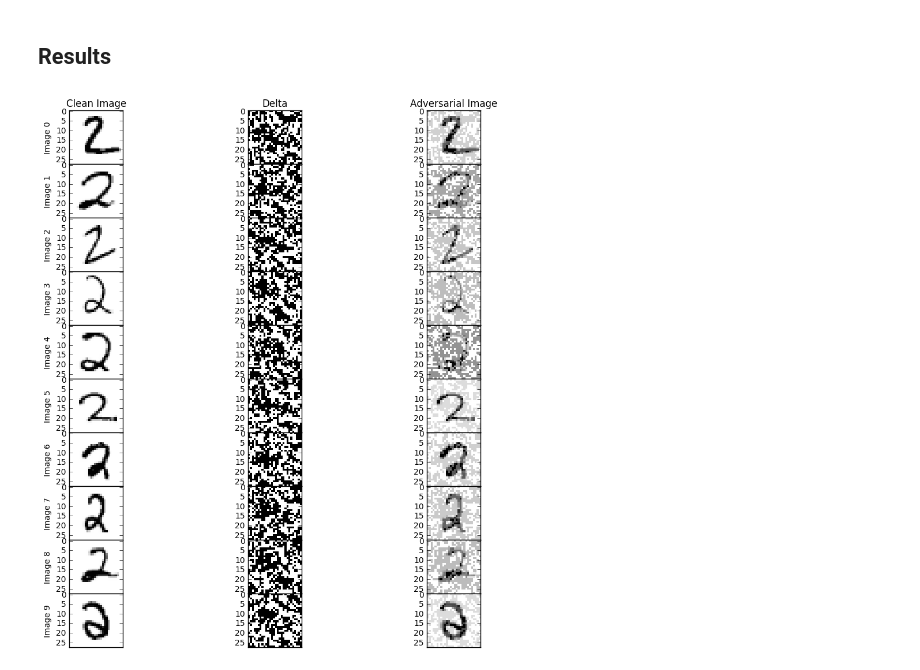
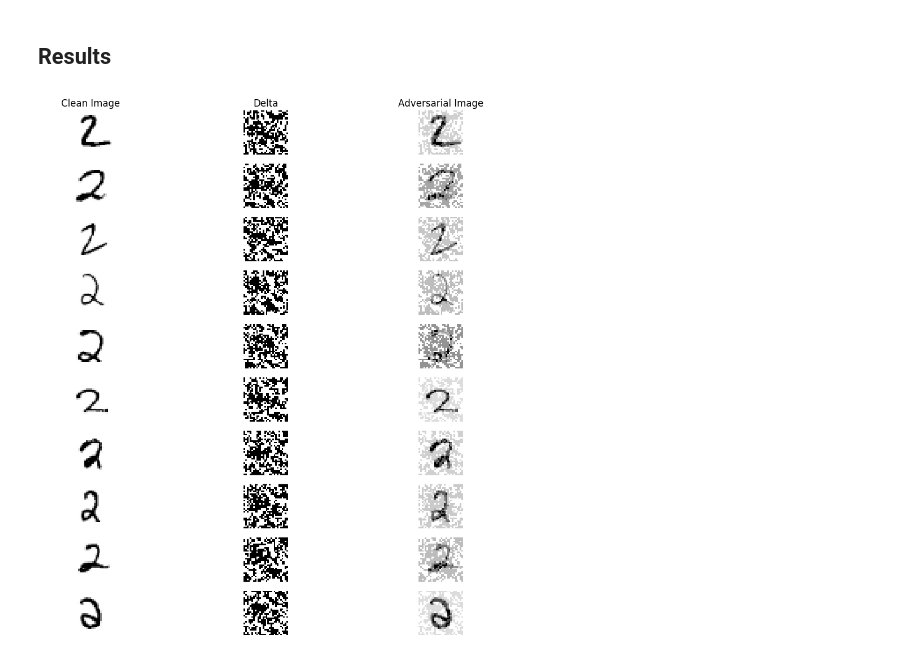
Before and after one commit to tharshi92/500pxCode, a Jupyter notebook: Adversarial Images with Tensorflow.ipynb, the cells around one changed output. Saved outputs shown, nothing was run; the diff lists cells and outputs as text; code cells hidden in the pictures.

Commit message:
finished tech challenge and added summary image

```diff
--- a/Adversarial Images with Tensorflow.ipynb
+++ b/Adversarial Images with Tensorflow.ipynb
@@ -469,19 +483,21 @@ Notice how images (counting from image 0) 3, 7, and 8 cannot be tricked to be mi
 im_derivative = tf.gradients(cross_entropy, x)[0]
 
 # The new indicies of the images
-two_idxs = np.where(mnist.test.labels[:, 2].astype(int) == 1)[0][[13, 16, 17]]
+two_idxs_list = np.where(mnist.test.labels[:, 2].astype(int) == 1)
+two_idxs = two_idxs_list[0][[13, 16, 17]]
 
 # Choose new images
 x1 = mnist.test.images[two_idxs]
 
-# Create an array to represent our adversarial target,
+# Create an array to represent our
+# adversarial target
 y_six = np.zeros((len(x1), 10))
 y_six[:, 6] = np.ones(len(x1))
 
 # Evalulate the derivative at the image(s)
-im_derivative = im_derivative.eval(feed_dict={x: x1,
-                                              y_: y_six,
-                                              keep_prob: 1.0})
+im_derivative = im_derivative.eval({x: x1,
+                                    y_: y_six,
+                                    keep_prob: 1.0})
 
 # What is the change in the classification
 # as epsilon changes for a particular image?
@@ -524,7 +540,7 @@ for j in range(len(x1)):
     # adversarial image
     for i in range(len(eps)):
         x_fool = x00 + eps[i] * sign_dLdx
-        scores[i, :] = y_conv.eval(feed_dict={x: x_fool, keep_prob: 1.0})
+        scores[i, :] = y_conv.eval({x: x_fool, keep_prob: 1.0})
 
     # Create a figure
     plt.figure(figsize=(10, 8))
@@ -559,8 +575,8 @@ noise = epsilons * np.sign(im_derivative)
 x_ad1 = x1 + noise
 
 # Use the trained CNN to classify and print the adversarial images
-old_labels = tf.argmax(y_conv, 1).eval(feed_dict={x: x1, keep_prob: 1.0})
-new_labels = tf.argmax(y_conv, 1).eval(feed_dict={x: x_ad1, keep_prob: 1.0})
+old_labels = tf.argmax(y_conv, 1).eval({x: x1, keep_prob: 1.0})
+new_labels = tf.argmax(y_conv, 1).eval({x: x_ad1, keep_prob: 1.0})
 
 print("Labels of x_1: {}".format(old_labels))
 print("Labels of x_ad1: {}".format(new_labels))
@@ -577,35 +593,47 @@ There we go! 10 images of 2's misclassified as 6. Let's create a summary in the
 # %%
 # Make final image vectors for plotting
 x_results = np.vstack((x0[[0, 1, 2, 4, 5, 6, 9]], x1))
 x_ad_results = np.vstack((x_ad[[0, 1, 2, 4, 5, 6, 9]], x_ad1))
 
 # The difference between the images
 delta = x_ad_results - x_results
 
+# Make the summary image
 plt.figure(figsize=(12, 12))
+
+# We will plot every image in a loop
 for i in range(1, 31):
+
+    # Create the subplot
     plt.subplot(10, 3, i)
-    plt.subplots_adjust(wspace=0, hspace=0)
-    plt.tick_params(
-    axis='x',          # changes apply to the x-axis
-    which='both',      # both major and minor ticks are affected
-    bottom='off',      # ticks along the bottom edge are off
-    top='off',         # ticks along the top edge are off
-    labelbottom='off') # labels along the bottom edge are off
+    # Turn off labels
+    plt.axis('off')
+    # Cut excess space
+    plt.subplots_adjust(wspace=0)
+
+    # While i counts the image, j counts which
+    # column to put image i in. k is the index
+    # that keeps track of the row for image i
     j = i % 3
     k = (i - j) / 3
+
+    # Plot images using i, j, and k as counting
+    # variables
     if j == 1:
         plt.ylabel("Image {}".format(k))
         plt.imshow(x_results[k].reshape((28, 28)), **plt_optns)
         if k == 0:
             plt.title("Clean Image")
     if j == 2:
         plt.imshow(delta[k].reshape((28, 28)), **plt_optns)
         if k == 0:
             plt.title("Delta")
     if j == 0:
         plt.imshow(x_ad_results[k - 1].reshape((28, 28)), **plt_optns)
         if k == 1:
             plt.title("Adversarial Image")
+
+# Save the image
+plt.savefig('results.png', format='png', dpi=1000)
 # %% [output]
-[figure, old version]
+[figure, new version]
```
Also changed, not shown: parts of 9 cells of this notebook, 1 other file.
